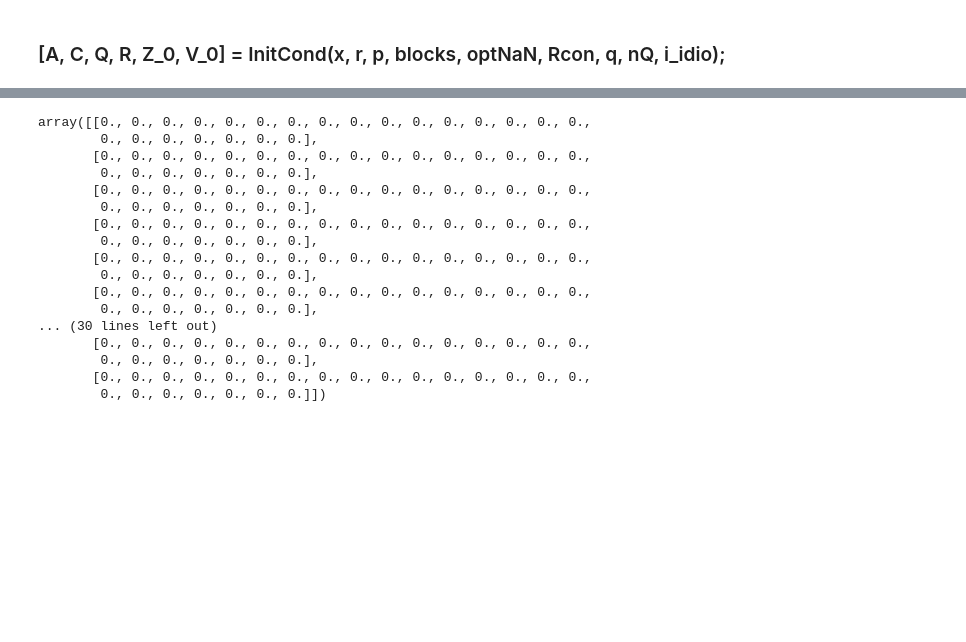
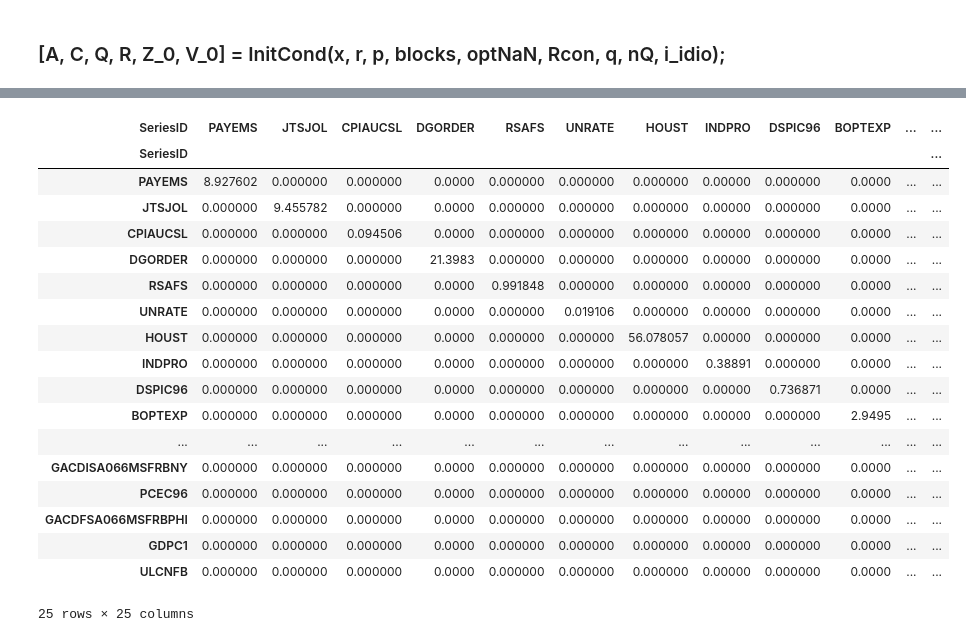
Before and after one commit to hyunchangyi/nowcasting, a Jupyter notebook: nowcasting.ipynb, the cells around one changed output, grey strips where cells are left out. Cells and saved outputs as stored; diff of their text form; code cells hidden in the pictures; blank space fills up the shorter version.

```diff
--- a/nowcasting.ipynb
+++ b/nowcasting.ipynb
@@ -10,6 +10,8 @@ from scipy.signal import lfilter
 from scipy.linalg import eigh
 from scipy.linalg import block_diag
 from numpy.linalg import inv
+
+idx = pd.IndexSlice
 # %%
 # User inputs.
 vintage = '2016-06-29'; # vintage dataset to use for estimation
@@ -150,6 +152,12 @@ def remNaNs_spline(X, optNaN): # spline without NaNs
         X = filtering(X, optNaN.k)
 
     return X, indNaN
+# %%
+def block_diag_index(A, A_i, b):
+    index = [(bb, ii, jj) for bb, ii, jj in A.index] + [(b, ii, jj) for ii, jj in A_i.index]
+    columns = [(bb, ii, jj) for bb, ii, jj in A.columns] + [(b, ii, jj) for ii, jj in A_i.columns]
+    A = pd.DataFrame(block_diag(A, A_i), index=index, columns=columns)
+    return A
 # %% [markdown]
 # Load `Spec` and `Data`
 # %%
@@ -225,8 +233,8 @@ resNaN = xNaN.copy()
 # C = np.empty((25, 0), int)
 C = pd.DataFrame()
 A = pd.DataFrame()
-Q = np.empty((0,0), int)
-V_0 = np.empty((0,0), int)
+Q = pd.DataFrame()
+V_0 = pd.DataFrame()
 
 # Set the first observations as NaNs: For quarterly-monthly aggreg. scheme
 indNaN.iloc[:pC-1, :] = True
@@ -315,12 +323,10 @@ for r_i, b in zip(r, blocks.columns):    # loop for each block
     Q_i.loc[0, 0] = np.cov(e, rowvar=False)                    # VAR covariance matrix
 
     initV_i = inv(np.eye((r_i*ppC)**2)-np.kron(A_i, A_i)).dot(Q_i.values.flatten('F')).reshape(r_i*ppC, r_i*ppC, order='F')
+    initV_i = pd.DataFrame(initV_i, index=Q_i.index, columns=Q_i.columns)
 
     # Gives top left block for the transition matrix
-    index = [(bb, ii, jj) for bb, ii, jj in A.index] + [(b, ii, jj) for ii, jj in A_i.index]
-    columns = [(bb, ii, jj) for bb, ii, jj in A.columns] + [(b, ii, jj) for ii, jj in A_i.columns]
-    A = pd.DataFrame(block_diag(A, A_i), index=index, columns=columns)
-
-    Q = block_diag(Q, Q_i)
-    V_0 = block_diag(V_0, initV_i)
+    A = block_diag_index(A, A_i, b)
+    Q = block_diag_index(Q, Q_i, b)
+    V_0 = block_diag_index(V_0, initV_i, b)
 # %%
@@ -433,27 +347,29 @@ C = np.append(C, np.append(np.zeros((nM, 5*nQ)), np.kron(np.eye(nQ), [1, 2, 3, 2
 # %%
-R = np.diag(np.var(resNaN))
+R = pd.DataFrame(np.diag(np.var(resNaN)), index=resNaN.columns, columns=resNaN.columns)
 # %%
 # ii_idio = find(i_idio);    # Indicies for monthly variables
 n_idio = nM;  # Number of monthly variables
 BM = np.zeros((n_idio, n_idio));        # Initialize monthly transition matrix values
 SM = np.zeros((n_idio, n_idio));        # Initialize monthly residual covariance matrix values
-# %%
-BM
-# %% [output]
-array([[0., 0., 0., 0., 0., 0., 0., 0., 0., 0., 0., 0., 0., 0., 0., 0.,
-        0., 0., 0., 0., 0., 0., 0.],
-       [0., 0., 0., 0., 0., 0., 0., 0., 0., 0., 0., 0., 0., 0., 0., 0.,
-        0., 0., 0., 0., 0., 0., 0.],
-       [0., 0., 0., 0., 0., 0., 0., 0., 0., 0., 0., 0., 0., 0., 0., 0.,
-        0., 0., 0., 0., 0., 0., 0.],
-       [0., 0., 0., 0., 0., 0., 0., 0., 0., 0., 0., 0., 0., 0., 0., 0.,
-        0., 0., 0., 0., 0., 0., 0.],
-       [0., 0., 0., 0., 0., 0., 0., 0., 0., 0., 0., 0., 0., 0., 0., 0.,
-        0., 0., 0., 0., 0., 0., 0.],
-       [0., 0., 0., 0., 0., 0., 0., 0., 0., 0., 0., 0., 0., 0., 0., 0.,
-        0., 0., 0., 0., 0., 0., 0.],
-... (30 lines left out)
-       [0., 0., 0., 0., 0., 0., 0., 0., 0., 0., 0., 0., 0., 0., 0., 0.,
-        0., 0., 0., 0., 0., 0., 0.],
-       [0., 0., 0., 0., 0., 0., 0., 0., 0., 0., 0., 0., 0., 0., 0., 0.,
-        0., 0., 0., 0., 0., 0., 0.]])
+# %%
+R
+# %% [output]
+| SeriesID | PAYEMS | JTSJOL | CPIAUCSL | DGORDER | RSAFS | UNRATE | HOUST | INDPRO | DSPIC96 | BOPTEXP | ... | ... |
+| SeriesID |  |  |  |  |  |  |  |  |  |  |  | ... |
+| PAYEMS | 8.927602 | 0.000000 | 0.000000 | 0.0000 | 0.000000 | 0.000000 | 0.000000 | 0.00000 | 0.000000 | 0.0000 | ... | ... |
+| JTSJOL | 0.000000 | 9.455782 | 0.000000 | 0.0000 | 0.000000 | 0.000000 | 0.000000 | 0.00000 | 0.000000 | 0.0000 | ... | ... |
+| CPIAUCSL | 0.000000 | 0.000000 | 0.094506 | 0.0000 | 0.000000 | 0.000000 | 0.000000 | 0.00000 | 0.000000 | 0.0000 | ... | ... |
+| DGORDER | 0.000000 | 0.000000 | 0.000000 | 21.3983 | 0.000000 | 0.000000 | 0.000000 | 0.00000 | 0.000000 | 0.0000 | ... | ... |
+| RSAFS | 0.000000 | 0.000000 | 0.000000 | 0.0000 | 0.991848 | 0.000000 | 0.000000 | 0.00000 | 0.000000 | 0.0000 | ... | ... |
+| UNRATE | 0.000000 | 0.000000 | 0.000000 | 0.0000 | 0.000000 | 0.019106 | 0.000000 | 0.00000 | 0.000000 | 0.0000 | ... | ... |
+| HOUST | 0.000000 | 0.000000 | 0.000000 | 0.0000 | 0.000000 | 0.000000 | 56.078057 | 0.00000 | 0.000000 | 0.0000 | ... | ... |
+| INDPRO | 0.000000 | 0.000000 | 0.000000 | 0.0000 | 0.000000 | 0.000000 | 0.000000 | 0.38891 | 0.000000 | 0.0000 | ... | ... |
+| DSPIC96 | 0.000000 | 0.000000 | 0.000000 | 0.0000 | 0.000000 | 0.000000 | 0.000000 | 0.00000 | 0.736871 | 0.0000 | ... | ... |
+| BOPTEXP | 0.000000 | 0.000000 | 0.000000 | 0.0000 | 0.000000 | 0.000000 | 0.000000 | 0.00000 | 0.000000 | 2.9495 | ... | ... |
+| ... | ... | ... | ... | ... | ... | ... | ... | ... | ... | ... | ... | ... |
+| GACDISA066MSFRBNY | 0.000000 | 0.000000 | 0.000000 | 0.0000 | 0.000000 | 0.000000 | 0.000000 | 0.00000 | 0.000000 | 0.0000 | ... | ... |
+| PCEC96 | 0.000000 | 0.000000 | 0.000000 | 0.0000 | 0.000000 | 0.000000 | 0.000000 | 0.00000 | 0.000000 | 0.0000 | ... | ... |
+| GACDFSA066MSFRBPHI | 0.000000 | 0.000000 | 0.000000 | 0.0000 | 0.000000 | 0.000000 | 0.000000 | 0.00000 | 0.000000 | 0.0000 | ... | ... |
+| GDPC1 | 0.000000 | 0.000000 | 0.000000 | 0.0000 | 0.000000 | 0.000000 | 0.000000 | 0.00000 | 0.000000 | 0.0000 | ... | ... |
+| ULCNFB | 0.000000 | 0.000000 | 0.000000 | 0.0000 | 0.000000 | 0.000000 | 0.000000 | 0.00000 | 0.000000 | 0.0000 | ... | ... |
+25 rows × 25 columns
```
Also changed, not shown: parts of 9 cells of this notebook.
